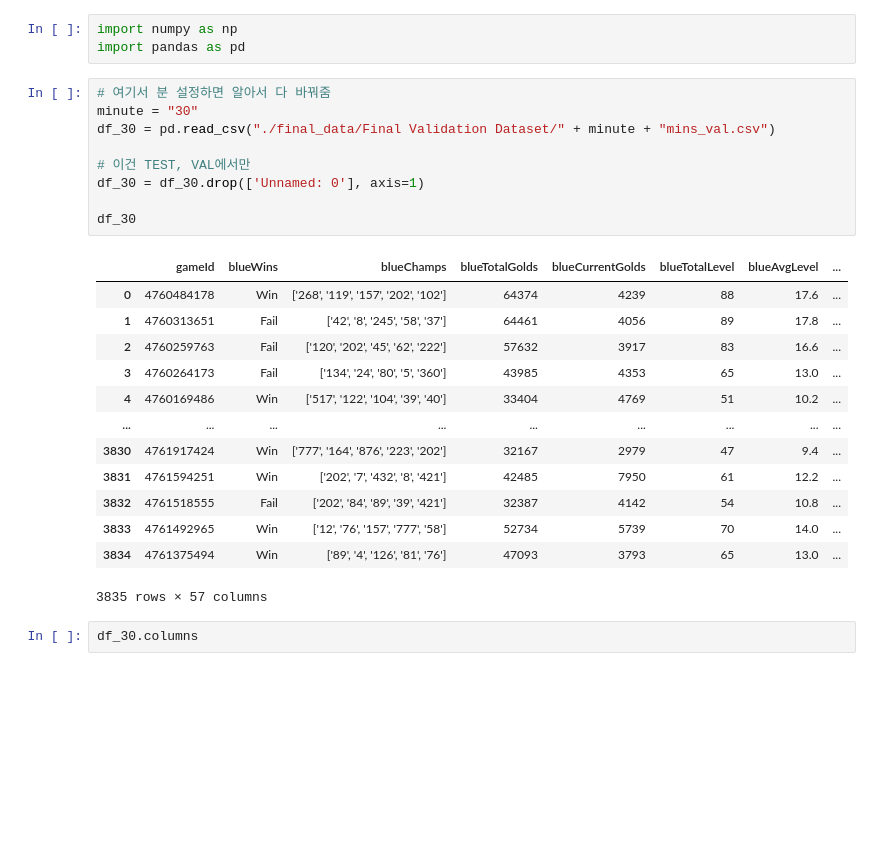
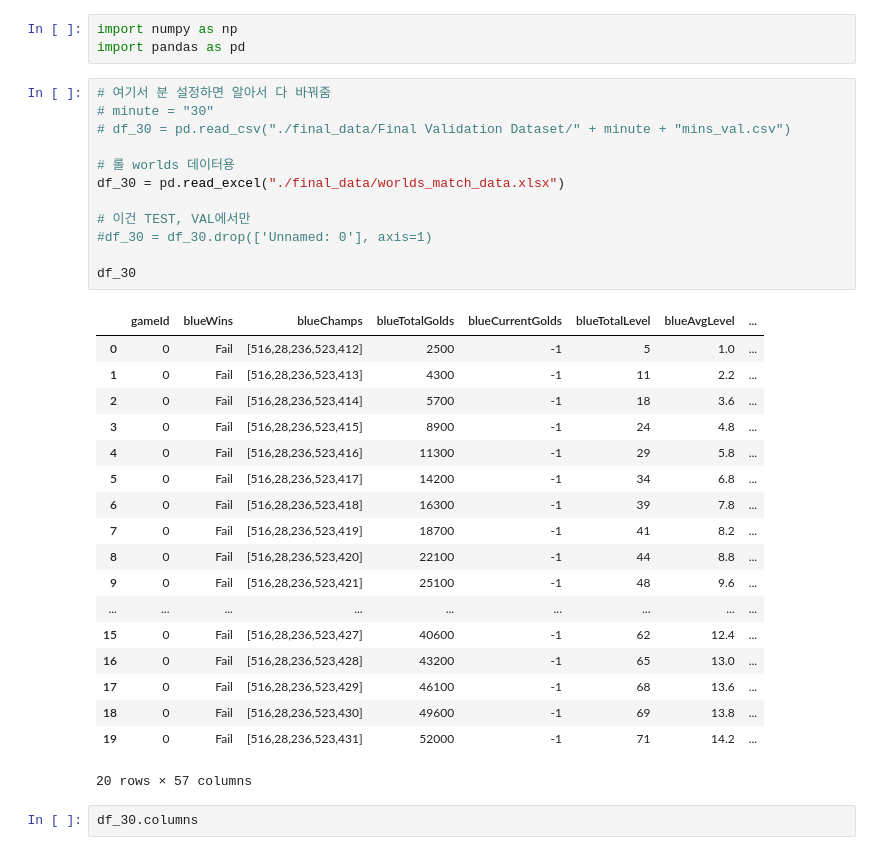
Before and after one commit to domug/DSL_lol_project, a Jupyter notebook: jaeyong-song/final_data_preprocessing.ipynb, the cells around one changed output. Cells and saved outputs as stored; diff of their text form; blank space fills up the shorter version.

```diff
--- a/jaeyong-song/final_data_preprocessing.ipynb
+++ b/jaeyong-song/final_data_preprocessing.ipynb
@@ -3,27 +3,35 @@ import numpy as np
 import pandas as pd
 # %%
 # 여기서 분 설정하면 알아서 다 바꿔줌
-minute = "30"
-df_30 = pd.read_csv("./final_data/Final Validation Dataset/" + minute + "mins_val.csv")
+# minute = "30"
+# df_30 = pd.read_csv("./final_data/Final Validation Dataset/" + minute + "mins_val.csv")
+
+# 롤 worlds 데이터용
+df_30 = pd.read_excel("./final_data/worlds_match_data.xlsx")
 
 # 이건 TEST, VAL에서만
-df_30 = df_30.drop(['Unnamed: 0'], axis=1)
+#df_30 = df_30.drop(['Unnamed: 0'], axis=1)
 
 df_30
 # %% [output]
 |  | gameId | blueWins | blueChamps | blueTotalGolds | blueCurrentGolds | blueTotalLevel | blueAvgLevel | ... |
-| 0 | 4760484178 | Win | ['268', '119', '157', '202', '102'] | 64374 | 4239 | 88 | 17.6 | ... |
-| 1 | 4760313651 | Fail | ['42', '8', '245', '58', '37'] | 64461 | 4056 | 89 | 17.8 | ... |
-| 2 | 4760259763 | Fail | ['120', '202', '45', '62', '222'] | 57632 | 3917 | 83 | 16.6 | ... |
-| 3 | 4760264173 | Fail | ['134', '24', '80', '5', '360'] | 43985 | 4353 | 65 | 13.0 | ... |
-| 4 | 4760169486 | Win | ['517', '122', '104', '39', '40'] | 33404 | 4769 | 51 | 10.2 | ... |
+| 0 | 0 | Fail | [516,28,236,523,412] | 2500 | -1 | 5 | 1.0 | ... |
+| 1 | 0 | Fail | [516,28,236,523,413] | 4300 | -1 | 11 | 2.2 | ... |
+| 2 | 0 | Fail | [516,28,236,523,414] | 5700 | -1 | 18 | 3.6 | ... |
+| 3 | 0 | Fail | [516,28,236,523,415] | 8900 | -1 | 24 | 4.8 | ... |
+| 4 | 0 | Fail | [516,28,236,523,416] | 11300 | -1 | 29 | 5.8 | ... |
+| 5 | 0 | Fail | [516,28,236,523,417] | 14200 | -1 | 34 | 6.8 | ... |
+| 6 | 0 | Fail | [516,28,236,523,418] | 16300 | -1 | 39 | 7.8 | ... |
+| 7 | 0 | Fail | [516,28,236,523,419] | 18700 | -1 | 41 | 8.2 | ... |
+| 8 | 0 | Fail | [516,28,236,523,420] | 22100 | -1 | 44 | 8.8 | ... |
+| 9 | 0 | Fail | [516,28,236,523,421] | 25100 | -1 | 48 | 9.6 | ... |
 | ... | ... | ... | ... | ... | ... | ... | ... | ... |
-| 3830 | 4761917424 | Win | ['777', '164', '876', '223', '202'] | 32167 | 2979 | 47 | 9.4 | ... |
-| 3831 | 4761594251 | Win | ['202', '7', '432', '8', '421'] | 42485 | 7950 | 61 | 12.2 | ... |
-| 3832 | 4761518555 | Fail | ['202', '84', '89', '39', '421'] | 32387 | 4142 | 54 | 10.8 | ... |
-| 3833 | 4761492965 | Win | ['12', '76', '157', '777', '58'] | 52734 | 5739 | 70 | 14.0 | ... |
-| 3834 | 4761375494 | Win | ['89', '4', '126', '81', '76'] | 47093 | 3793 | 65 | 13.0 | ... |
+| 15 | 0 | Fail | [516,28,236,523,427] | 40600 | -1 | 62 | 12.4 | ... |
+| 16 | 0 | Fail | [516,28,236,523,428] | 43200 | -1 | 65 | 13.0 | ... |
+| 17 | 0 | Fail | [516,28,236,523,429] | 46100 | -1 | 68 | 13.6 | ... |
+| 18 | 0 | Fail | [516,28,236,523,430] | 49600 | -1 | 69 | 13.8 | ... |
+| 19 | 0 | Fail | [516,28,236,523,431] | 52000 | -1 | 71 | 14.2 | ... |
-3835 rows × 57 columns
+20 rows × 57 columns
 # %%
 df_30.columns
 # %% [output]
```
Also changed, not shown: parts of 13 cells of this notebook, 3 other files.
